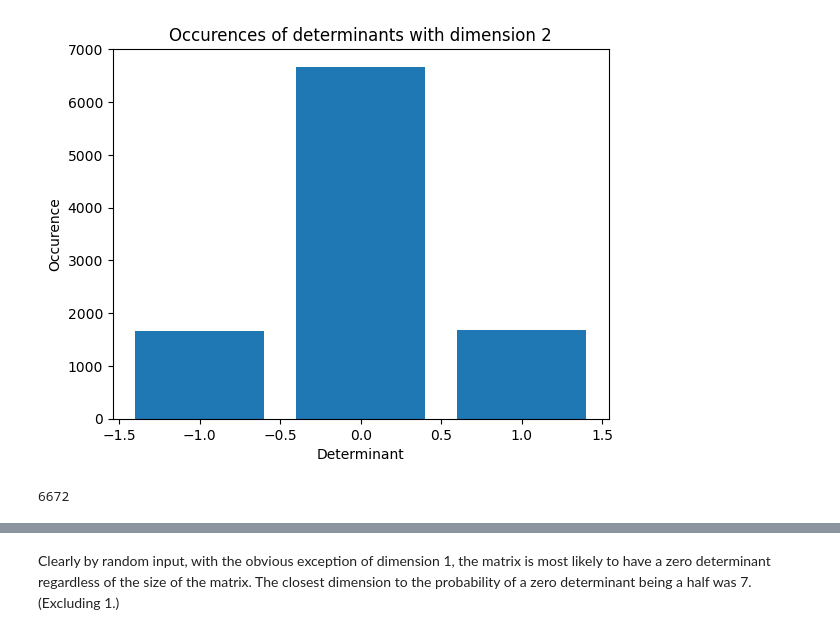
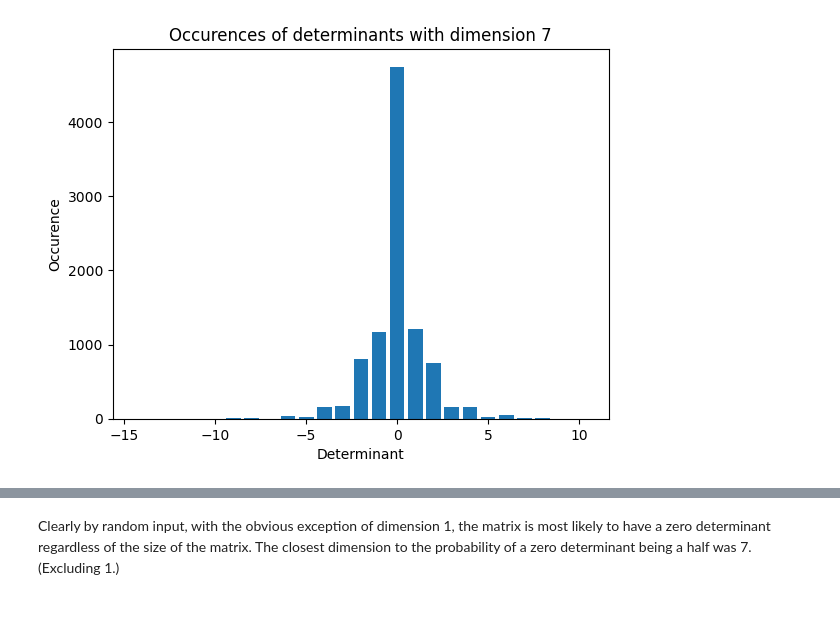
Before and after one commit to TKadriWarwick/MA3K7-Files, a Jupyter notebook: Week 4/Week4TestData.ipynb, the cells around one changed output, grey strips where cells are left out. Drawn from its saved outputs; the diff is of its cells as text; code cells hidden in the pictures.

```diff
--- a/Week 4/Week4TestData.ipynb
+++ b/Week 4/Week4TestData.ipynb
@@ -3,34 +3,34 @@ import numpy as np
 import matplotlib.pyplot as plt
 from collections import Counter
 
-dim = 2
+dim = 7
 sampSize = 10_000
 
 def genResults(n: int, m: int) -> list:
     results = []
     for i in range(m):
         size = int(np.floor((n**2)/2))
         matrixA = np.ones(size) #half zeros
         matrixB = np.zeros(size) #half ones
         matrix = np.append(matrixA, matrixB)
         if n%2 == 1:
             matrix = np.append(np.random.randint(low=0, high=2), matrix) #adds a random value if the dimension is odd
         np.random.shuffle(matrix) #shuffles the values in the array
         matrix = np.reshape(matrix, (-1, n)) #makes the matrix square
         results.append(np.linalg.det(matrix)) #records the determinant
 
     return results
 
 outcomes = genResults(dim, sampSize)
 refined = Counter(outcomes) #collects and organises the data
 nums = list(refined.keys())
 occurences = list(refined.values())
 
 plt.bar(nums, occurences, width=0.8)
 plt.title("Occurences of determinants with dimension %s" % dim)
 plt.xlabel("Determinant")
 plt.ylabel("Occurence")
+plt.ylim(ymin=0)
 plt.show()
 # %% [output]
-[figure, old version]
+[figure, new version]
-6672
```
Also changed, not shown: parts of 1 cell of this notebook.
